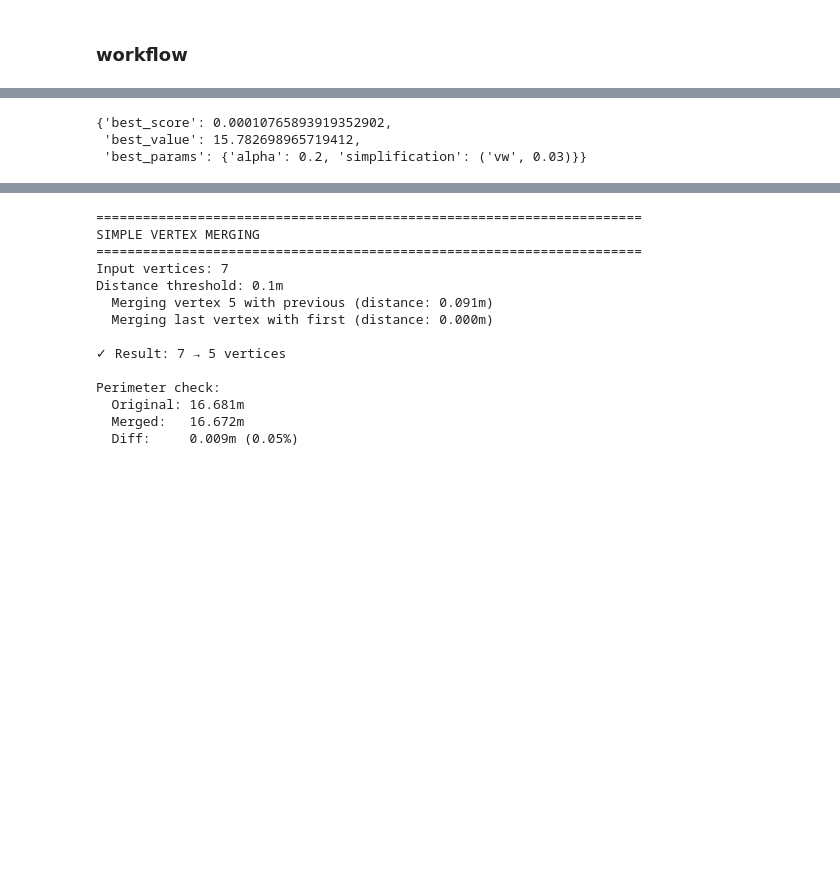
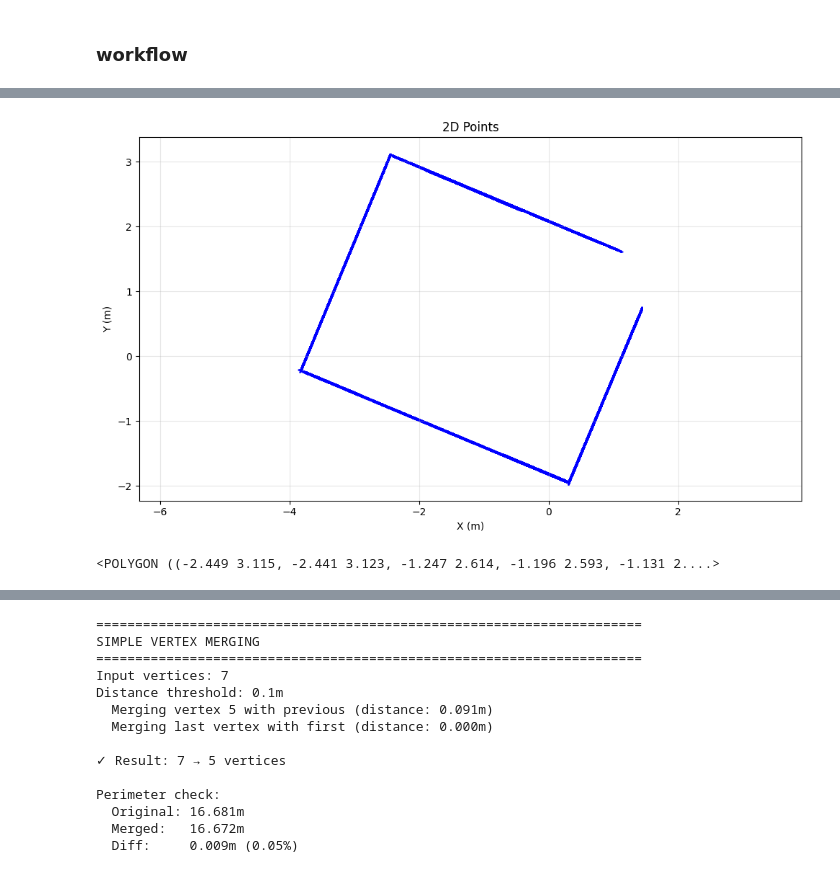
Before and after one commit to ivanovdn/3d-sementic-segmentation, a Jupyter notebook: notebooks/floorplan-alex3.ipynb, the cells around one changed output, grey strips where cells are left out. Drawn from its saved outputs; the diff is of its cells as text; code cells hidden in the pictures; blank space fills up the shorter version.

```diff
--- a/notebooks/floorplan-alex3.ipynb
+++ b/notebooks/floorplan-alex3.ipynb
@@ -325,4 +293,0 @@ grid = ParameterGrid(param_grid)
-# %%
-a, b, c, d, e = (900 + 76 + 56) / 1000, 3755 / 1000, 3590 / 1000, 4485 / 1000, 2860 / 1000
-p = a + b + c + d + e
-S = 15.84
@@ -333,5 +293,0 @@ p
-# %%
-%%time
-split = 0.5
-b = p * split + S * (1 - split)
-result = run_grid(grid, "both", b, split)
@@ -341,6 +293,0 @@ Wall time: 10.6 s
-# %%
-result
-# %% [output]
-{'best_score': 0.00010765893919352902,
- 'best_value': 15.782698965719412,
- 'best_params': {'alpha': 0.2, 'simplification': ('vw', 0.03)}}
@@ -346,0 +296,20 @@ result
+# %%
+def project_wall_to_plane(wall):
+    """
+    Project all wall points onto fitted plane
+    Result: Perfectly flat wall with no thickness
+    """
+    points = wall['points']
+    plane_model = wall['plane_model']
+    a, b, c, d = plane_model
+
+    normal = np.array([a, b, c])
+
+    # Calculate signed distance to plane
+    vectors = points - wall['center']
+    distances = np.dot(vectors, normal)
+
+    # Project onto plane (remove perpendicular component)
+    projected_points = points - distances[:, np.newaxis] * normal
+
+    return projected_points
@@ -347,3 +325,9 @@ result
+# %%
+all_wall_points = get_room_wall_points(projected_walls)
+wall_points_2d = project_points_to_2d(all_wall_points)
+visualize_2d_points(wall_points_2d)
+# %% [output]
+[figure, added]
 # %%
 boundary_polygon = extract_room_boundary_from_walls(
     wall_points_2d,
@@ -352,4 +336,8 @@ boundary_polygon = extract_room_boundary_from_walls(
 )
+# %%
+boundary_polygon
+# %% [output]
+<POLYGON ((-2.449 3.115, -2.441 3.123, -1.247 2.614, -1.196 2.593, -1.131 2....>
 # %%
 # thickness from RANSAC step
 offset_implicit = offset_boundary_inward(
```
Also changed, not shown: parts of 49 cells of this notebook, 2 other files.
